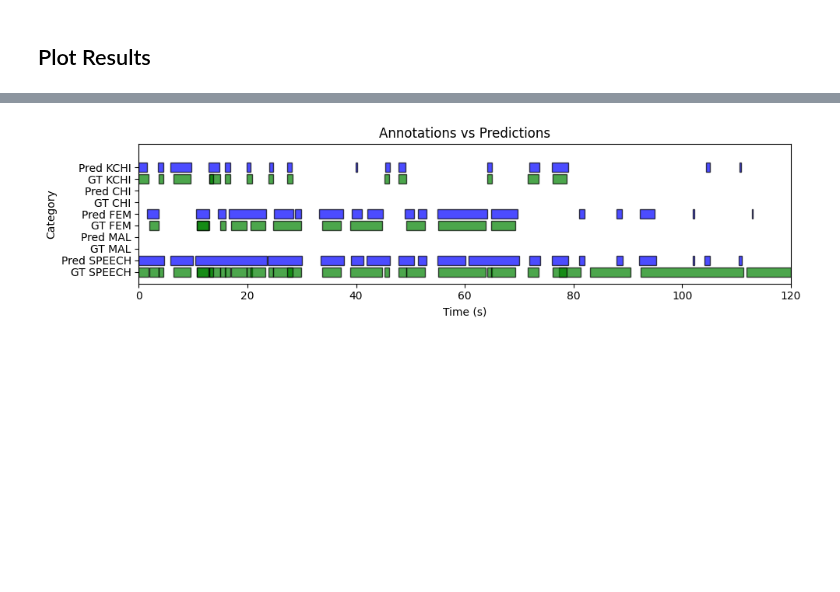
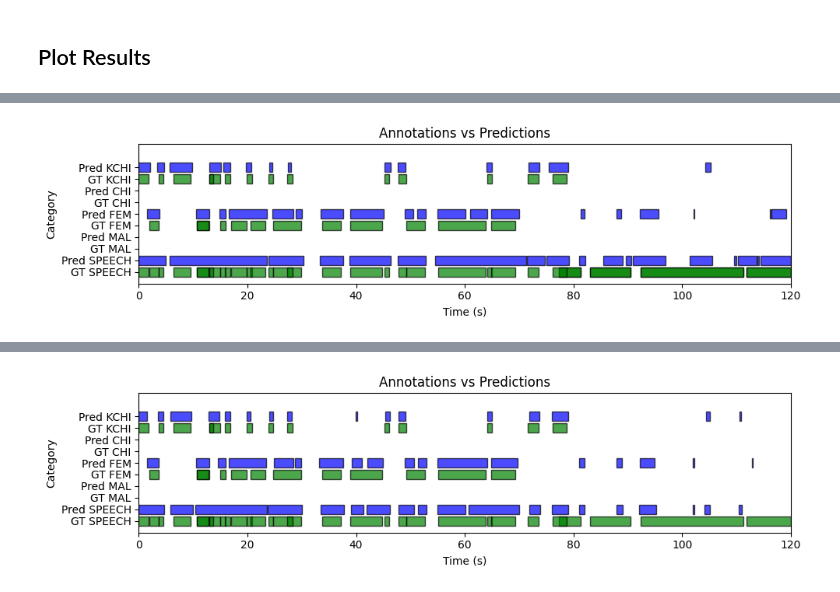
Before and after one commit to neleSuffo/naturalistic-social-analysis, a Jupyter notebook: notebooks/vtc_evaluation.ipynb, the cells around one changed output, grey strips where cells are left out. Saved outputs shown, nothing was run; the diff lists cells and outputs as text; code cells hidden in the pictures; blank space fills up the shorter version.

```diff
--- a/notebooks/vtc_evaluation.ipynb
+++ b/notebooks/vtc_evaluation.ipynb
@@ -409,0 +466,4 @@ plot_annotations_vs_predictions('100898.MP4', "ft", [0, 120])
+# %%
+plot_annotations_vs_predictions('100898.MP4', "ft_01", [0, 120])
+# %% [output]
+[figure, added]
```
Also changed, not shown: parts of 15 cells of this notebook.
